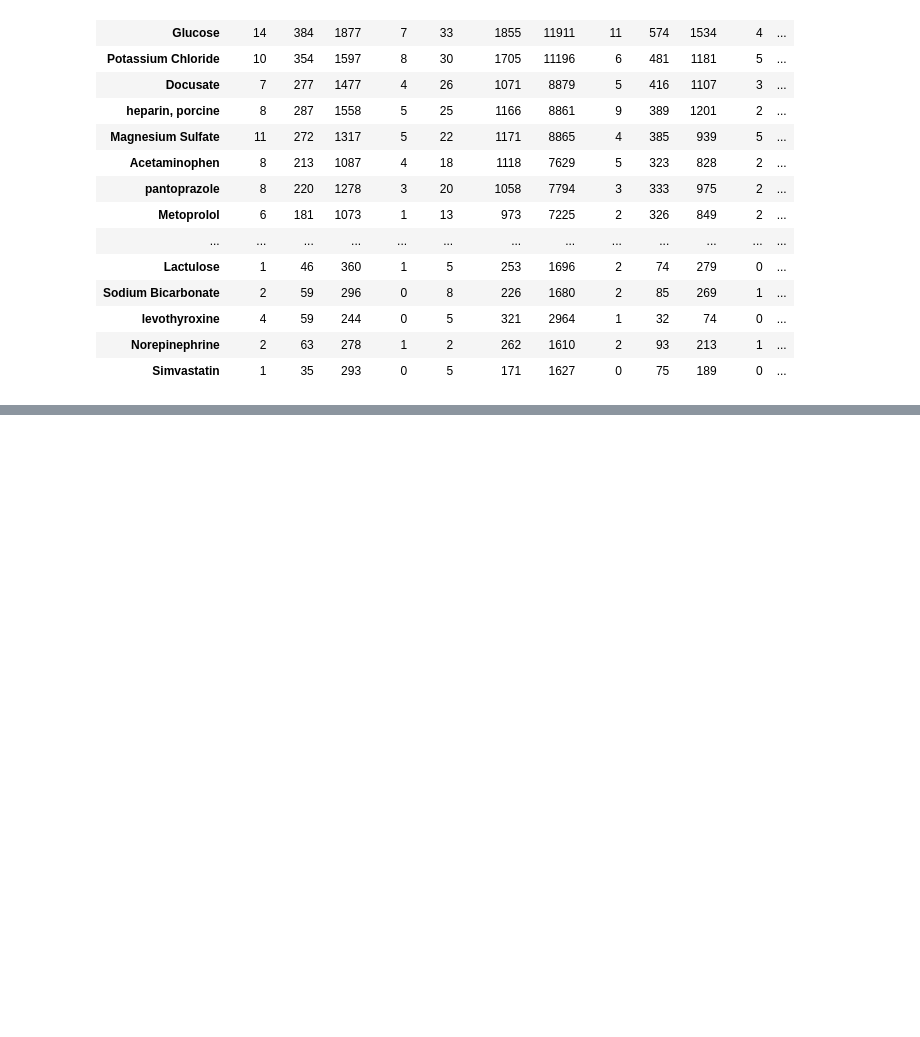
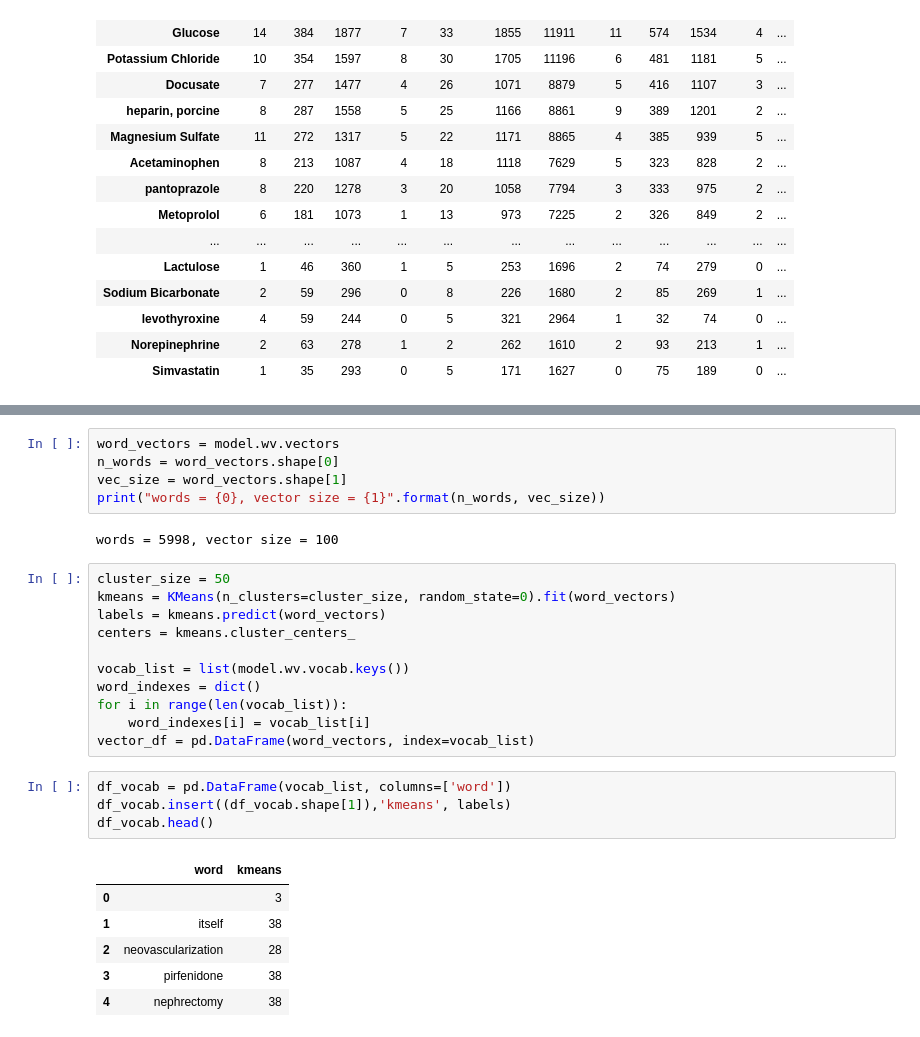
Before and after one commit to ClarityNLP/ClarityNLP, a Jupyter notebook: synthetic_query_gen/notebooks/Crosstab_Cluster_Analysis.ipynb, the cells around one changed output, grey strips where cells are left out. Cells and saved outputs as stored; diff of their text form; blank space fills up the shorter version.

Commit message:
some clustering

```diff
--- a/synthetic_query_gen/notebooks/Crosstab_Cluster_Analysis.ipynb
+++ b/synthetic_query_gen/notebooks/Crosstab_Cluster_Analysis.ipynb
@@ -101,0 +151,29 @@ drugs_ct.head(50)
+# %%
+word_vectors = model.wv.vectors
+n_words = word_vectors.shape[0]
+vec_size = word_vectors.shape[1]
+print("words = {0}, vector size = {1}".format(n_words, vec_size))
+# %% [output]
+words = 5998, vector size = 100
+# %%
+cluster_size = 50
+kmeans = KMeans(n_clusters=cluster_size, random_state=0).fit(word_vectors)
+labels = kmeans.predict(word_vectors)
+centers = kmeans.cluster_centers_
+
+vocab_list = list(model.wv.vocab.keys())
+word_indexes = dict()
+for i in range(len(vocab_list)):
+    word_indexes[i] = vocab_list[i]
+vector_df = pd.DataFrame(word_vectors, index=vocab_list)
+# %%
+df_vocab = pd.DataFrame(vocab_list, columns=['word'])
+df_vocab.insert((df_vocab.shape[1]),'kmeans', labels)
+df_vocab.head()
+# %% [output]
+|  | word | kmeans |
+| 0 |  | 3 |
+| 1 | itself | 38 |
+| 2 | neovascularization | 28 |
+| 3 | pirfenidone | 38 |
+| 4 | nephrectomy | 38 |
```
Also changed, not shown: parts of 8 cells of this notebook.
